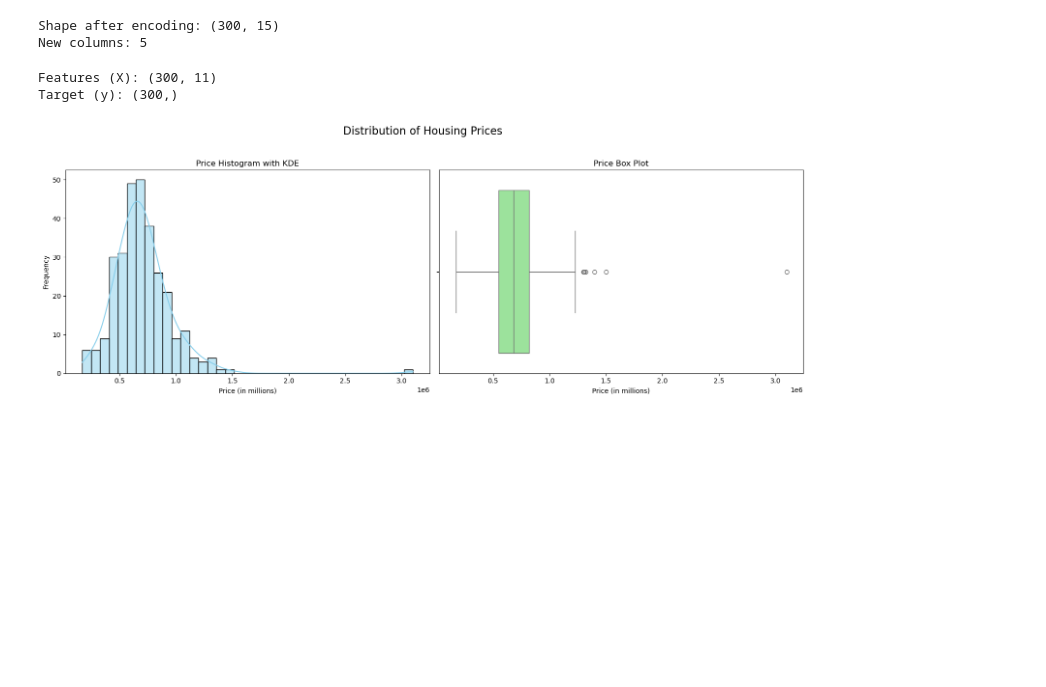
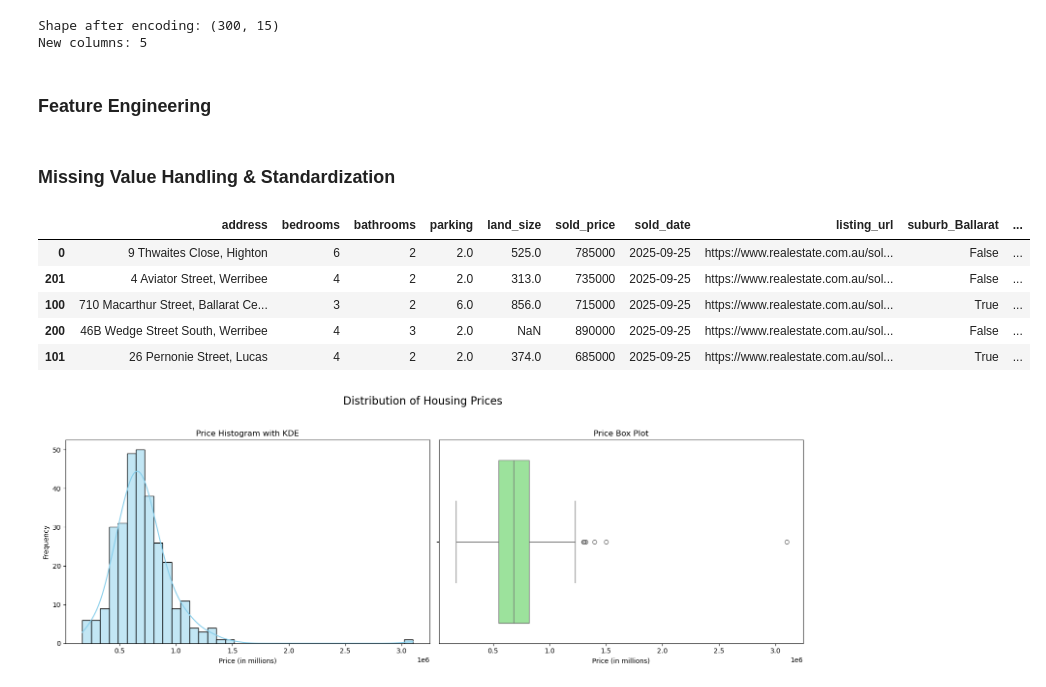
Before and after one commit to hashem59/ML-8.2, a Jupyter notebook: task.ipynb, the cells around one changed output. Saved outputs shown, nothing was run; the diff lists cells and outputs as text; code cells hidden in the pictures; blank space fills up the shorter version.

```diff
--- a/task.ipynb
+++ b/task.ipynb
@@ -69,6 +60,20 @@ print(f"New columns: {df_processed.shape[1] - df.shape[1]}")
 # %% [output]
 Shape after encoding: (300, 15)
 New columns: 5
+# %% [markdown]
+### Feature Engineering
+# %%
+# Feature engineering: create additional predictive features
+# - price_per_bedroom: normalize price by bedroom count
+# - land_per_bedroom: normalize land size by bedroom count
+
+df_processed['price_per_bedroom'] = (df['sold_price'] / np.maximum(df['bedrooms'], 1)).astype(float)
+df_processed['land_per_bedroom'] = (df['land_size'] / np.maximum(df['bedrooms'], 1)).replace([np.inf, -np.inf], np.nan)
+
+# Handle any NaNs introduced by feature engineering
+for col in ['price_per_bedroom', 'land_per_bedroom']:
+    if col in df_processed.columns:
+        df_processed[col] = df_processed[col].fillna(df_processed[col].median())
 # %%
 # Handle missing values
 df_processed['parking'] = df_processed['parking'].fillna(0)
@@ -80,7 +85,15 @@ available_numerical = [col for col in numerical_features if col in df_processed.
 df_scaled = df_processed.copy()
 scaler = StandardScaler()
 df_scaled[available_numerical] = scaler.fit_transform(df_processed[available_numerical])
-# %% [output]
-Features (X): (300, 11)
-Target (y): (300,)
+# %% [markdown]
+### Missing Value Handling & Standardization
+# %%
+df_processed.head()
+# %% [output]
+|  | address | bedrooms | bathrooms | parking | land_size | sold_price | sold_date | listing_url | suburb_Ballarat | ... |
+| 0 | 9 Thwaites Close, Highton | 6 | 2 | 2.0 | 525.0 | 785000 | 2025-09-25 | https://www.realestate.com.au/sol... | False | ... |
+| 201 | 4 Aviator Street, Werribee | 4 | 2 | 2.0 | 313.0 | 735000 | 2025-09-25 | https://www.realestate.com.au/sol... | False | ... |
+| 100 | 710 Macarthur Street, Ballarat Ce... | 3 | 2 | 6.0 | 856.0 | 715000 | 2025-09-25 | https://www.realestate.com.au/sol... | True | ... |
+| 200 | 46B Wedge Street South, Werribee | 4 | 3 | 2.0 | NaN | 890000 | 2025-09-25 | https://www.realestate.com.au/sol... | False | ... |
+| 101 | 26 Pernonie Street, Lucas | 4 | 2 | 2.0 | 374.0 | 685000 | 2025-09-25 | https://www.realestate.com.au/sol... | True | ... |
 # %%
```
Also changed, not shown: parts of 29 cells of this notebook, 1 other file.
